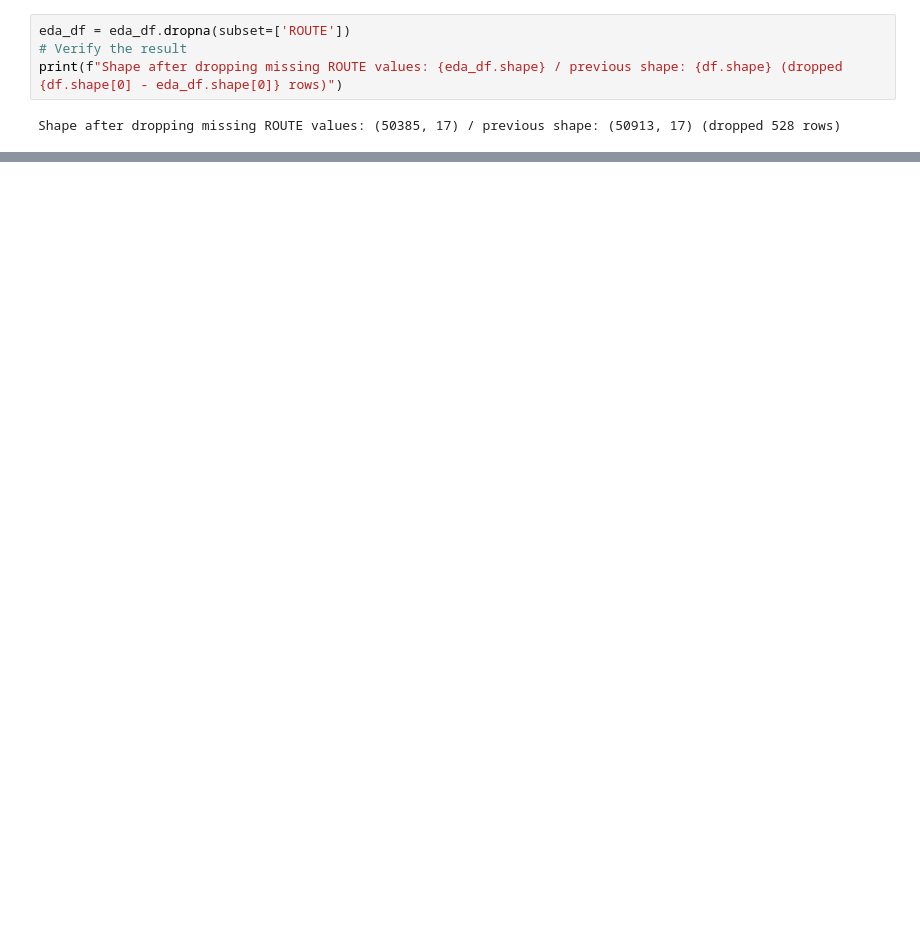
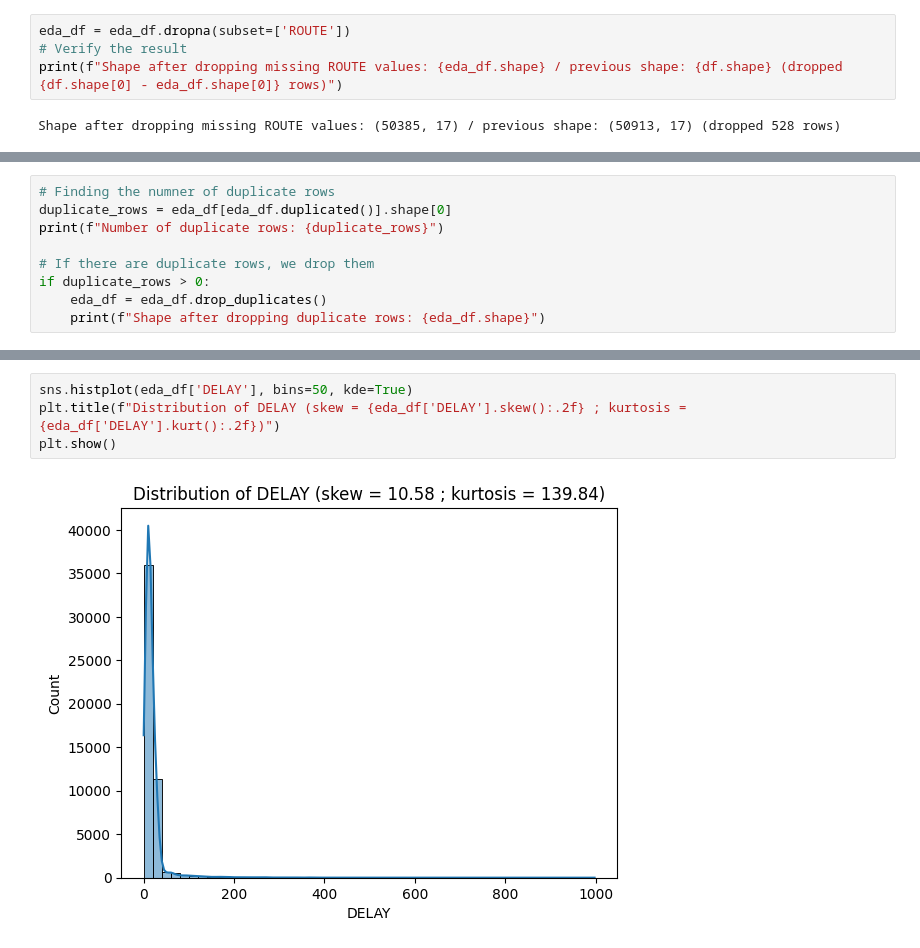
Before and after one commit to StutenEXE/utc-tz-machine-learning-toronto-bus-prediction, a Jupyter notebook: notebooks/2_eda.ipynb, the cells around one changed output, grey strips where cells are left out. Saved outputs shown, nothing was run; the diff lists cells and outputs as text; blank space fills up the shorter version.

```diff
--- a/notebooks/2_eda.ipynb
+++ b/notebooks/2_eda.ipynb
@@ -220,0 +264,9 @@ Shape after dropping rows with missing data: (50338, 17) / previous shape: (5038
+# %%
+# Finding the numner of duplicate rows
+duplicate_rows = eda_df[eda_df.duplicated()].shape[0]
+print(f"Number of duplicate rows: {duplicate_rows}")
+
+# If there are duplicate rows, we drop them
+if duplicate_rows > 0:
+    eda_df = eda_df.drop_duplicates()
+    print(f"Shape after dropping duplicate rows: {eda_df.shape}")
@@ -220,0 +324,6 @@ Shape after dropping rows with missing data: (50338, 17) / previous shape: (5038
+# %%
+sns.histplot(eda_df['DELAY'], bins=50, kde=True)
+plt.title(f"Distribution of DELAY (skew = {eda_df['DELAY'].skew():.2f} ; kurtosis = {eda_df['DELAY'].kurt():.2f})")
+plt.show()
+# %% [output]
+[figure, added]
```
Also changed, not shown: parts of 29 cells of this notebook, 3 other files.
